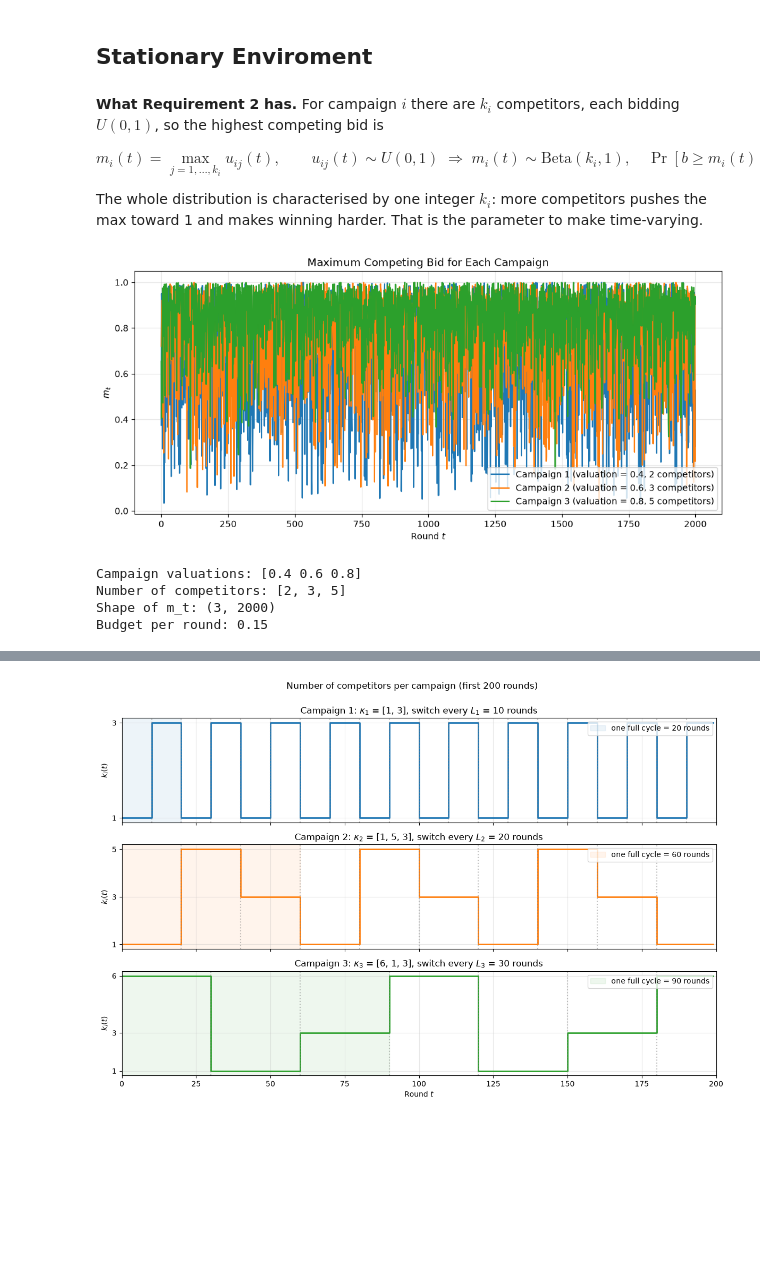
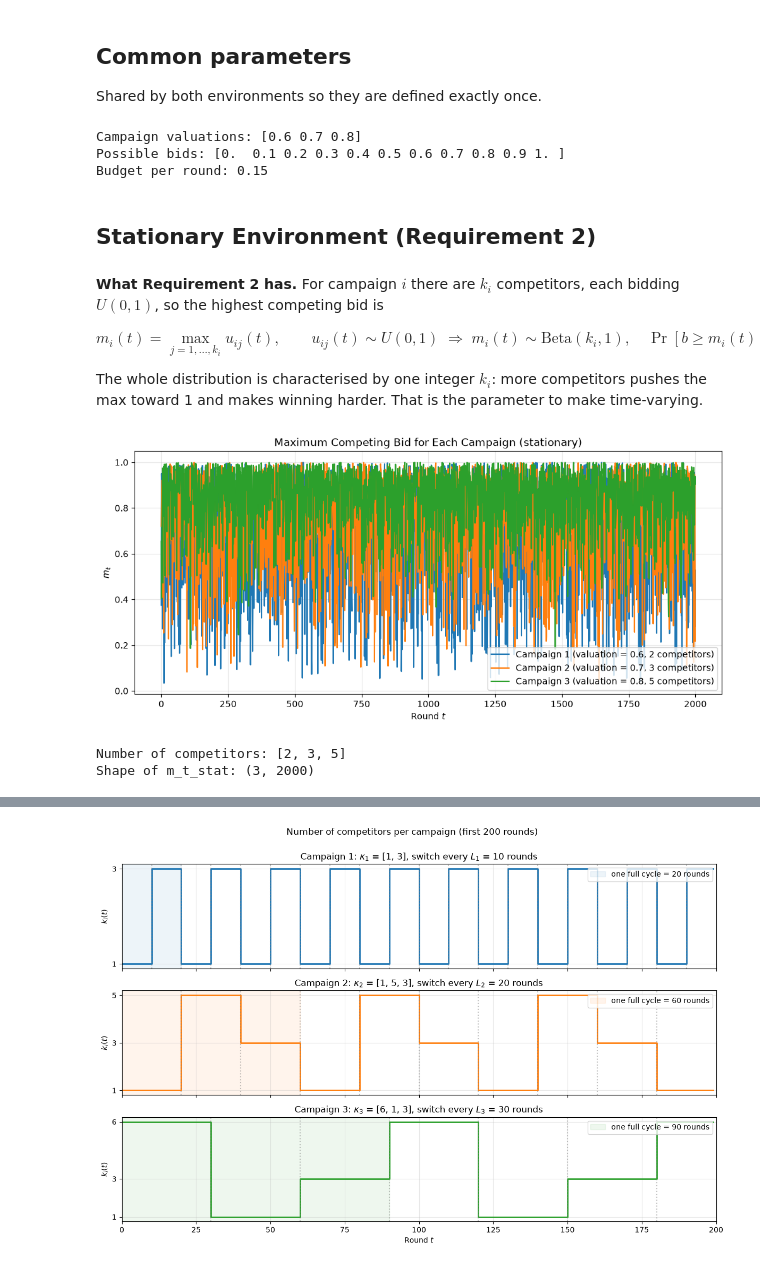
Before and after one commit to poligregni/OnlineLearningApplications2026, a Jupyter notebook: requirement_3.ipynb, the cells around one changed output, grey strips where cells are left out. Saved outputs shown, nothing was run; the diff lists cells and outputs as text; code cells hidden in the pictures; blank space fills up the shorter version.

```diff
--- a/requirement_3.ipynb
+++ b/requirement_3.ipynb
@@ -7,8 +7,34 @@ from scipy.optimize import linear_sum_assignment
 from scipy.optimize import milp
 from scipy import optimize
 from scipy.sparse.csgraph import shortest_path
+# %% [markdown]
+## Common parameters
+
+Shared by both environments so they are defined exactly once.
+# %%
+# Problem parameters shared by the stationary and the non-stationary environment
+n_campaigns = 3
+n_users = 2000              # Number of rounds T
+B = 300                     # Total budget
+rho = B / n_users           # Budget per round
+
+# Valuation of each campaign (same for both environments)
+my_valuations = np.array([0.6, 0.7, 0.8])
+
+# Discrete set of possible bids
+available_bids = np.linspace(0, 1, 11)
+
+t = np.arange(n_users)
+
+print("Campaign valuations:", my_valuations)
+print("Possible bids:", available_bids)
+print("Budget per round:", rho)
+# %% [output]
+Campaign valuations: [0.6 0.7 0.8]
+Possible bids: [0.  0.1 0.2 0.3 0.4 0.5 0.6 0.7 0.8 0.9 1. ]
+Budget per round: 0.15
 # %% [markdown]
-## Stationary Enviroment
+## Stationary Environment (Requirement 2)
 # %% [markdown]
 **What Requirement 2 has.** For campaign $i$ there are $k_i$ competitors, each bidding $U(0,1)$, so the highest competing bid is
 
@@ -21,62 +47,49 @@ The whole distribution is characterised by one integer $k_i$: more competitors p
 # Reproducibility
 np.random.seed(42)
 
-# Problem parameters
-n_campaigns = 3
-n_users = 2000  # Number of rounds
-B = 300
-rho = B / n_users
-
-# Different valuation for each campaign
-my_valuations = np.array([0.6, 0.7, 0.8])
-
-# Different number of competitors for each campaign
-n_competitors = [2, 3, 5]
+# Different (fixed) number of competitors for each campaign
+n_competitors_stat = [2, 3, 5]
 
 # Generate uniformly distributed bids for each campaign
-other_bids = [
+other_bids_stat = [
     np.random.uniform(
         0,
         1,
-        size=(n_competitors[campaign], n_users)
+        size=(n_competitors_stat[campaign], n_users)
     )
     for campaign in range(n_campaigns)
 ]
 
-# Maximum competing bid for each campaign and round
-m_t = np.array([
+# Maximum competing bid for each campaign and round (stationary sequence)
+m_t_stat = np.array([
     campaign_bids.max(axis=0)
-    for campaign_bids in other_bids
+    for campaign_bids in other_bids_stat
 ])
 
 # Plot the maximum competing bid for each campaign
 plt.figure(figsize=(12, 5))
 
 for campaign in range(n_campaigns):
     plt.plot(
-        m_t[campaign],
+        m_t_stat[campaign],
         label=(
             f"Campaign {campaign + 1} "
             f"(valuation = {my_valuations[campaign]}, "
-            f"{n_competitors[campaign]} competitors)"
+            f"{n_competitors_stat[campaign]} competitors)"
         )
     )
 
-plt.title("Maximum Competing Bid for Each Campaign")
+plt.title("Maximum Competing Bid for Each Campaign (stationary)")
 plt.xlabel("Round $t$")
 plt.ylabel("$m_t$")
 plt.legend()
 plt.grid(alpha=0.3)
 plt.show()
 
-print("Campaign valuations:", my_valuations)
-print("Number of competitors:", n_competitors)
-print("Shape of m_t:", m_t.shape)
-print("Budget per round:", rho)
+print("Number of competitors:", n_competitors_stat)
+print("Shape of m_t_stat:", m_t_stat.shape)
 # %% [output]
-[figure, old version]
+[figure, new version]
-Campaign valuations: [0.4 0.6 0.8]
 Number of competitors: [2, 3, 5]
-Shape of m_t: (3, 2000)
-Budget per round: 0.15
+Shape of m_t_stat: (3, 2000)
 # %% [markdown]
```
Also changed, not shown: parts of 7 cells of this notebook.
